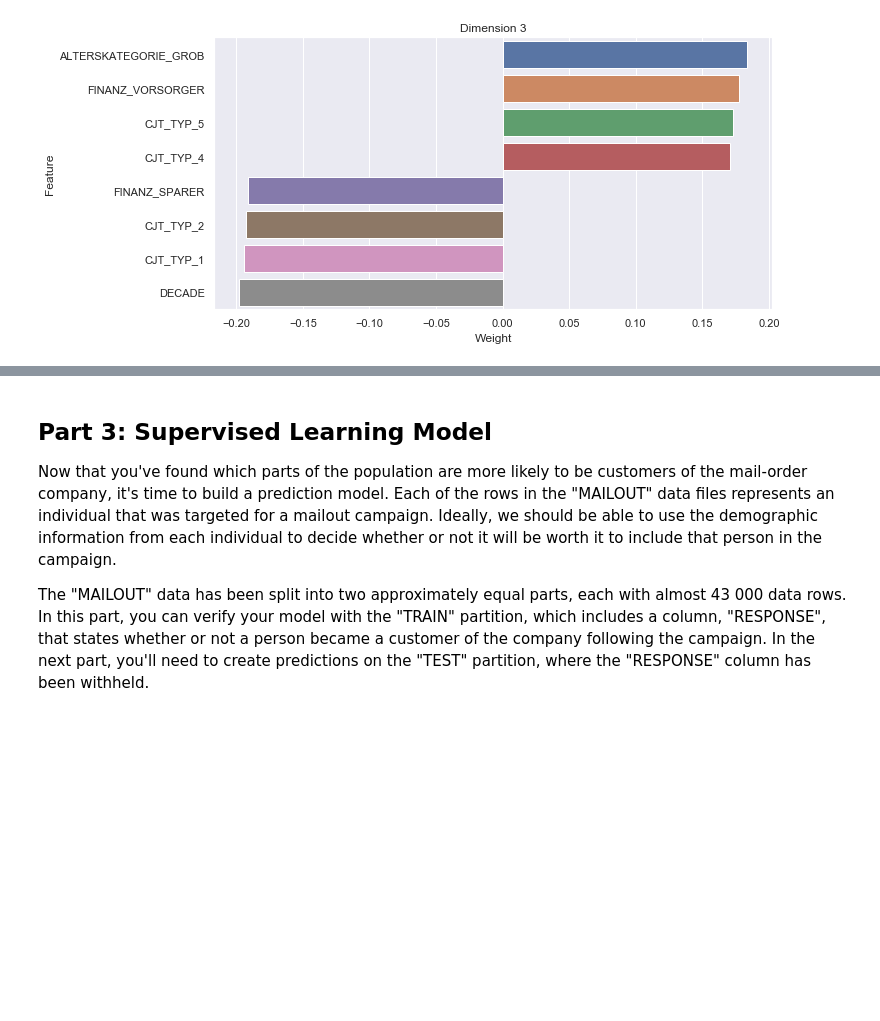
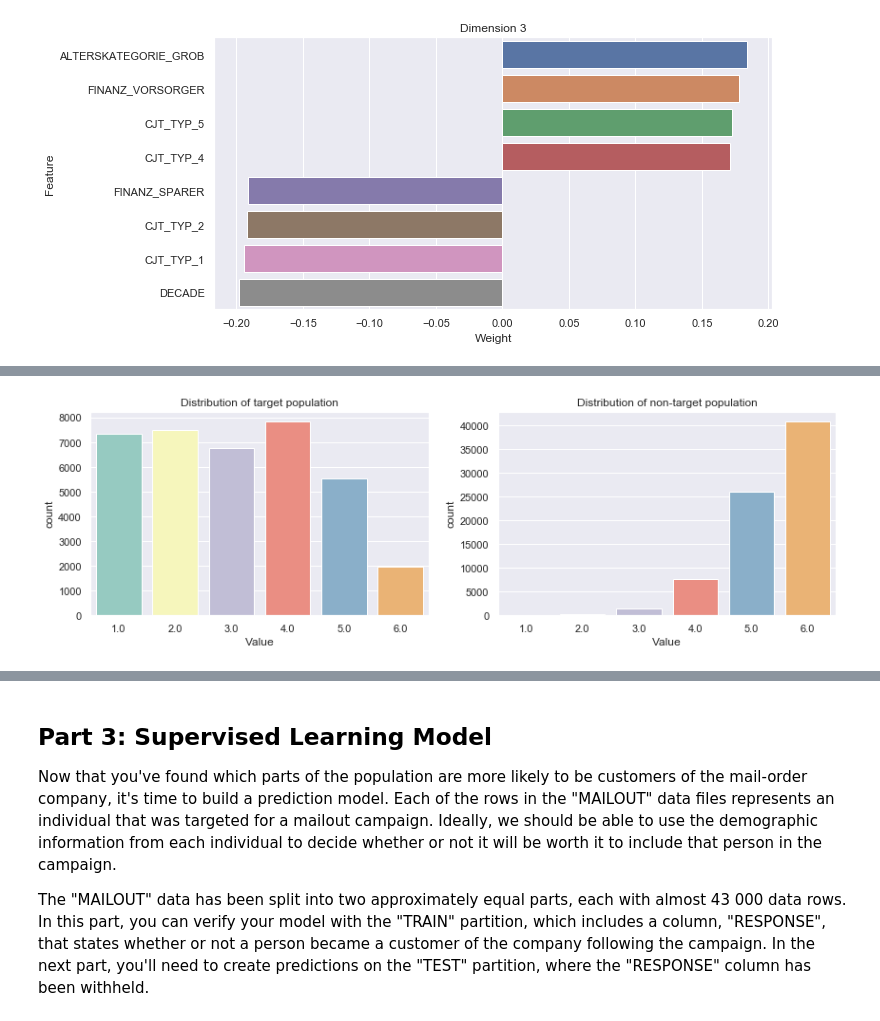
Before and after one commit to michanN/capstone-arvato, a Jupyter notebook: Arvato Project Workbook.ipynb, the cells around one changed output, grey strips where cells are left out. Cells and saved outputs as stored; diff of their text form; code cells hidden in the pictures; blank space fills up the shorter version.

```diff
--- a/Arvato Project Workbook.ipynb
+++ b/Arvato Project Workbook.ipynb
@@ -498,0 +640,25 @@ plot_pca(dim3, 3)
+# %%
+def plot_comparison(column, customer, general):
+    sns.set(style="darkgrid")
+    fig, (ax1, ax2) = plt.subplots(figsize=(12,4), ncols=2)
+    sns.countplot(x = column, data=customer, ax=ax1, palette="Set3")
+    ax1.set_xlabel('Value')
+    ax1.set_title('Distribution of target population')
+    sns.countplot(x = column, data=general, ax=ax2, palette="Set3")
+    ax2.set_xlabel('Value')
+    ax2.set_title('Distribution of non-target population')
+    fig.tight_layout()
+    plt.show()
+# %%
+df_preds_azdias = pd.DataFrame(azdias_predictions, columns = ['Cluster'])
+df_preds_customers = pd.DataFrame(customers_preds, columns = ['Cluster'])
+# %%
+target = df_preds_customers[df_preds_customers['Cluster'] == 5].index
+general = df_preds_azdias[df_preds_azdias['Cluster'] == 4].index
+
+df_target = customers_cleaned.iloc[target]
+df_general = azdias_cleaned.iloc[general]
+# %%
+plot_comparison('HH_EINKOMMEN_SCORE', df_target, df_general)
+# %% [output]
+[figure, added]
```
Also changed, not shown: parts of 36 cells of this notebook, 4 other files.
